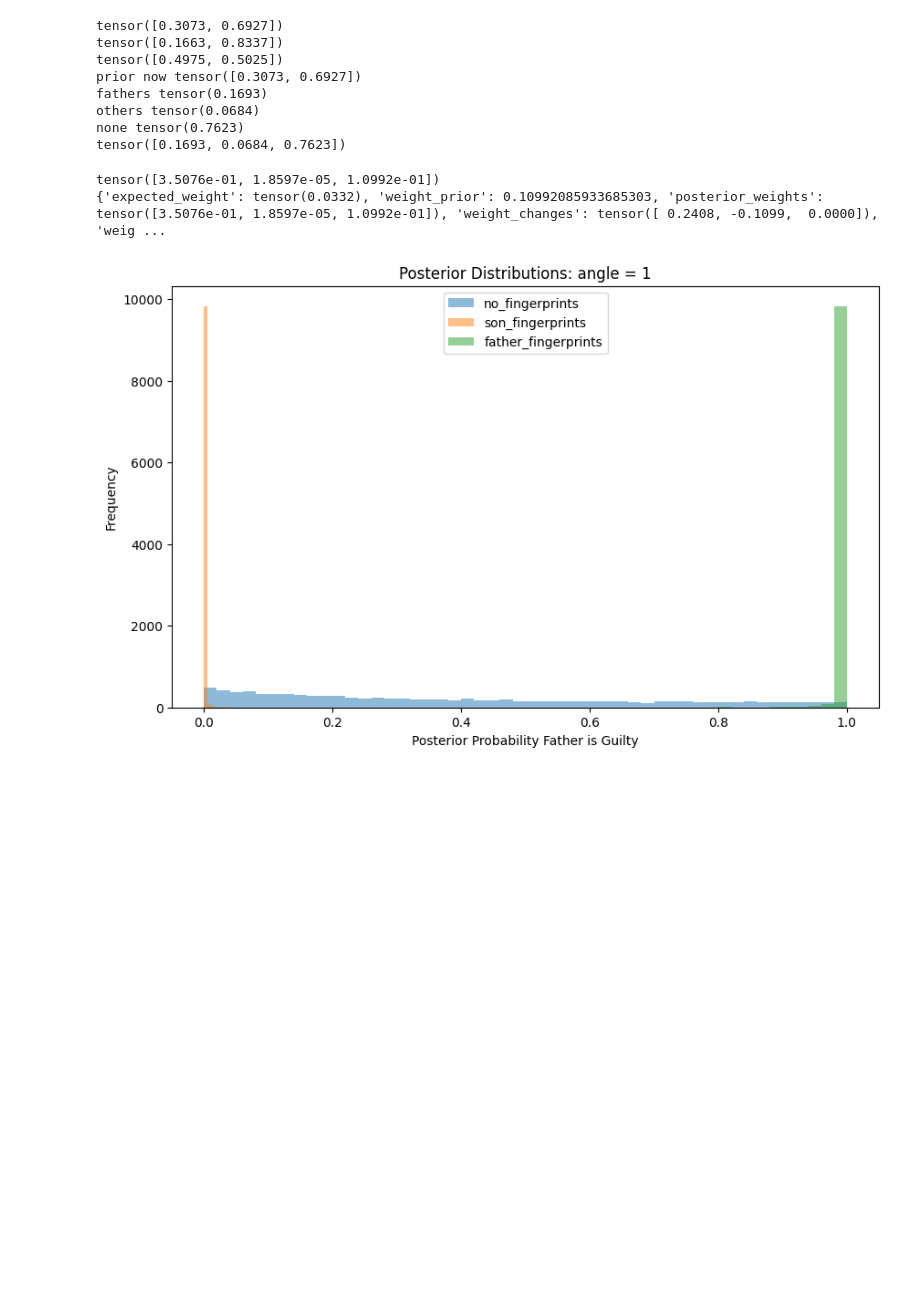
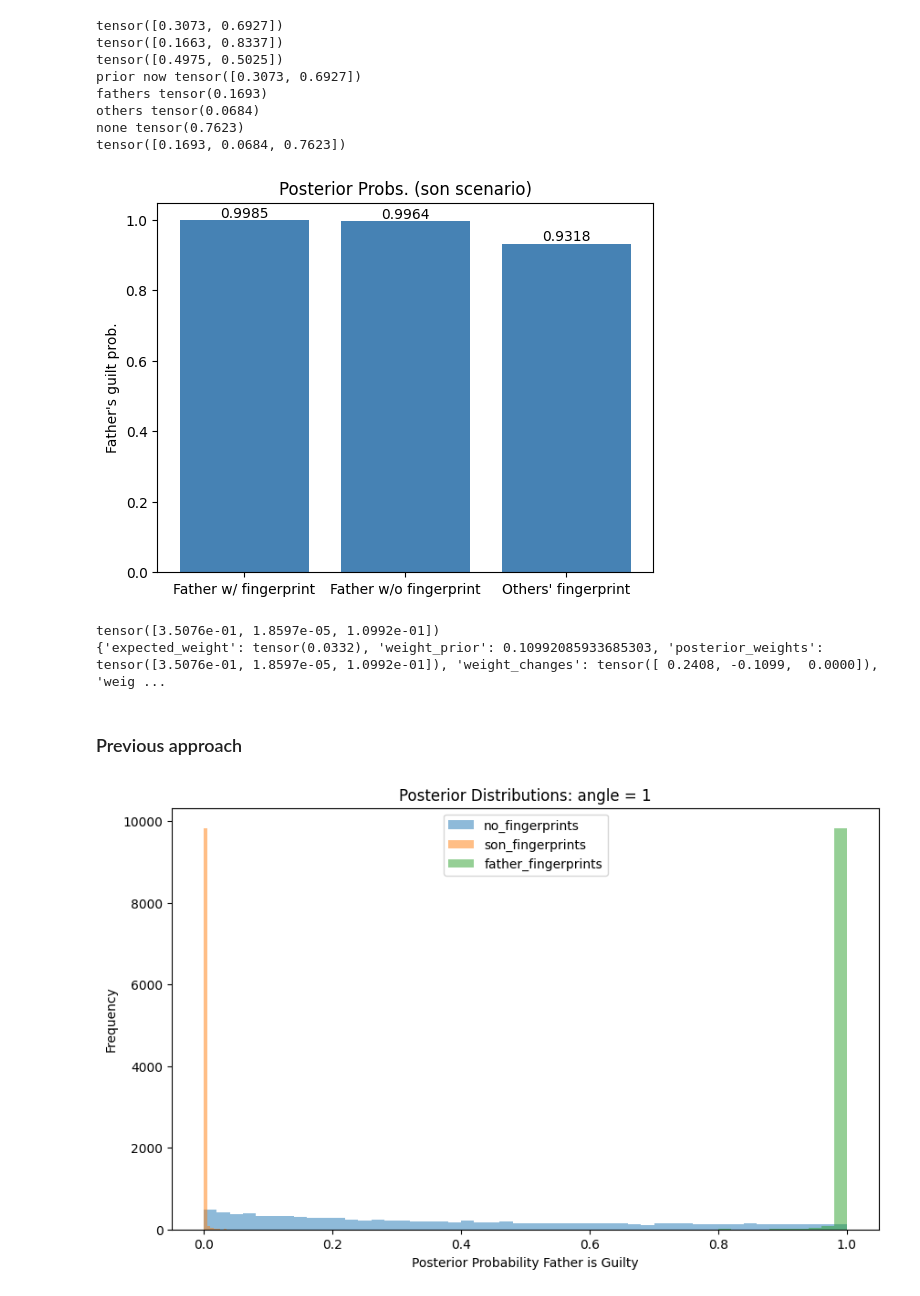
Before and after one commit to rfl-urbaniak/MRbook, a Jupyter notebook: weight-paper/scripts/nikodem_tinbox.ipynb, the cells around one changed output. Cells and saved outputs as stored; diff of their text form; code cells hidden in the pictures; blank space fills up the shorter version.

```diff
--- a/weight-paper/scripts/nikodem_tinbox.ipynb
+++ b/weight-paper/scripts/nikodem_tinbox.ipynb
@@ -489,6 +523,23 @@ fathers tensor(0.1693)
 others tensor(0.0684)
 none tensor(0.7623)
 tensor([0.1693, 0.0684, 0.7623])
+# %%
+labels = ['Father w/ fingerprint', 'Father w/o fingerprint', 'Others\' fingerprint']
+values = [father_posterior_fathers_fingerprint[1], father_posterior_no_fingerprint[1],  father_posterior_others_fingerprint[1]]
+
+fig, ax = plt.subplots()
+bars = ax.bar(labels, values, color= 'steelblue')
+
+for bar in bars:
+    yval = bar.get_height()
+    ax.text(bar.get_x() + bar.get_width()/2, yval, round(yval, 4), ha='center', va='bottom')
+
+ax.set_ylabel("Father's guilt prob.")
+ax.set_title('Posterior Probs. (son scenario)')
+
+plt.show()
+# %% [output]
+[figure, added]
 # %%
 expected_weights_no_son = expected_weight(
     probs_of_evidence_no_son, father_prior_now,
@@ -500,6 +551,8 @@ print(expected_weights_no_son)
 # %% [output]
 tensor([3.5076e-01, 1.8597e-05, 1.0992e-01])
 {'expected_weight': tensor(0.0332), 'weight_prior': 0.10992085933685303, 'posterior_weights': tensor([3.5076e-01, 1.8597e-05, 1.0992e-01]), 'weight_changes': tensor([ 0.2408, -0.1099,  0.0000]), 'weig ...
+# %% [markdown]
+### Previous approach
 # %%
 
 def tinbox_core(
```
Also changed, not shown: parts of 11 cells of this notebook.
